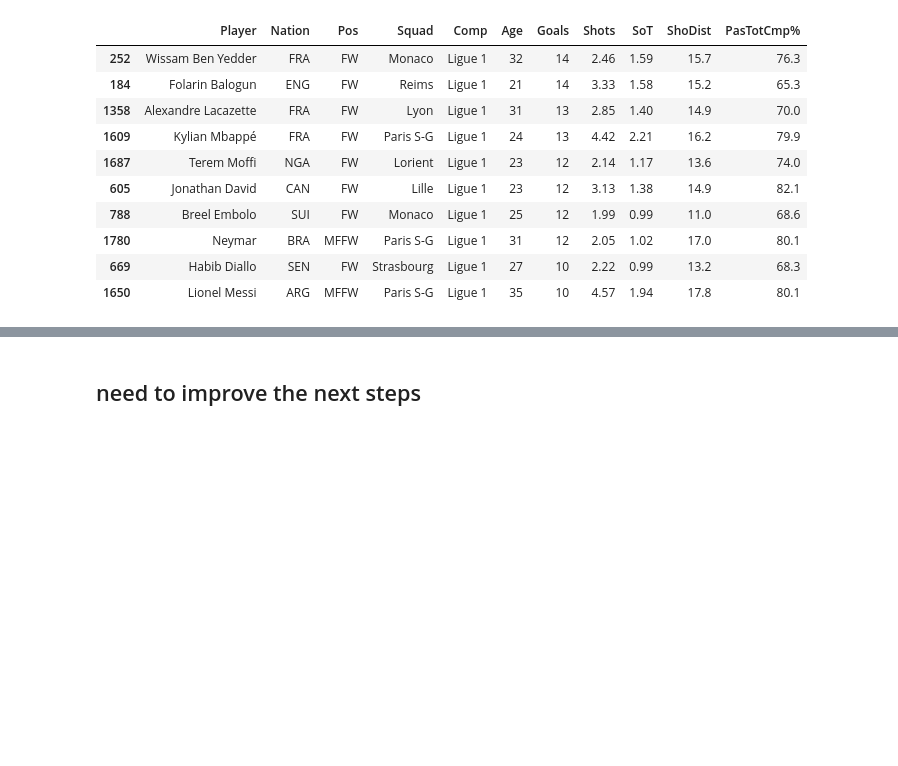
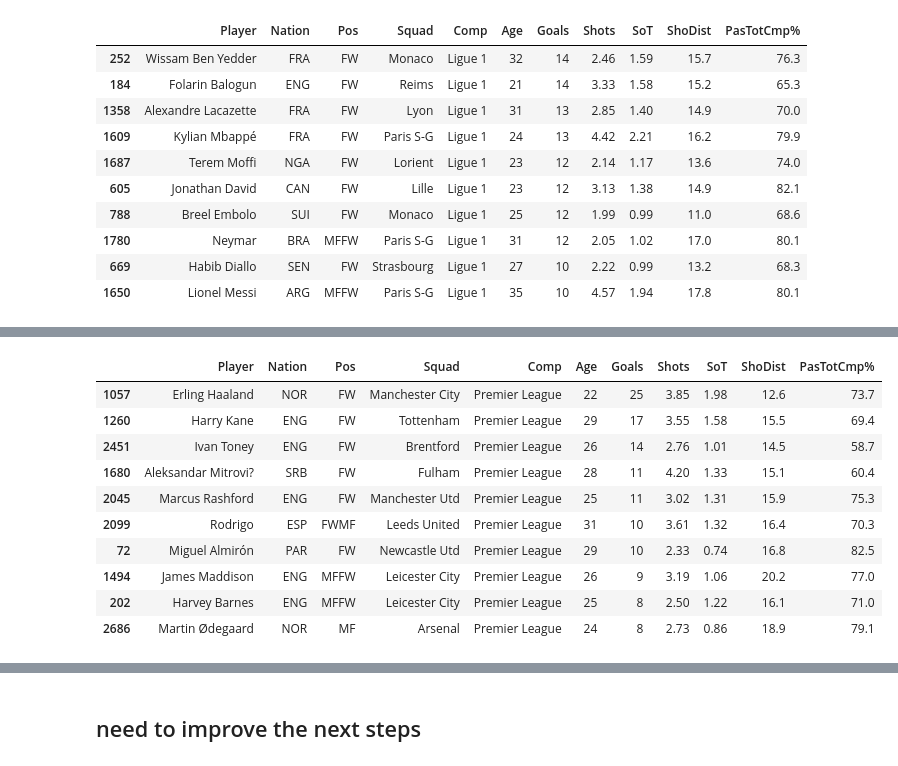
Before and after one commit to tiagoru/Football_Player_Stats, a Jupyter notebook: footbal_analysis.ipynb, the cells around one changed output, grey strips where cells are left out. Cells and saved outputs as stored; diff of their text form; code cells hidden in the pictures; blank space fills up the shorter version.

```diff
--- a/footbal_analysis.ipynb
+++ b/footbal_analysis.ipynb
@@ -107,0 +133,15 @@ Text(0, 0.5, 'total numbers per nation')
+# %%
+top_scores_PL = PL.sort_values(by = 'Goals', ascending=False)[['Player','Nation','Pos','Squad','Comp','Age','Goals','Shots','SoT','ShoDist','PasTotCmp%']]
+top_scores_PL.head(10)
+# %% [output]
+|  | Player | Nation | Pos | Squad | Comp | Age | Goals | Shots | SoT | ShoDist | PasTotCmp% |
+| 1057 | Erling Haaland | NOR | FW | Manchester City | Premier League | 22 | 25 | 3.85 | 1.98 | 12.6 | 73.7 |
+| 1260 | Harry Kane | ENG | FW | Tottenham | Premier League | 29 | 17 | 3.55 | 1.58 | 15.5 | 69.4 |
+| 2451 | Ivan Toney | ENG | FW | Brentford | Premier League | 26 | 14 | 2.76 | 1.01 | 14.5 | 58.7 |
+| 1680 | Aleksandar Mitrovi? | SRB | FW | Fulham | Premier League | 28 | 11 | 4.20 | 1.33 | 15.1 | 60.4 |
+| 2045 | Marcus Rashford | ENG | FW | Manchester Utd | Premier League | 25 | 11 | 3.02 | 1.31 | 15.9 | 75.3 |
+| 2099 | Rodrigo | ESP | FWMF | Leeds United | Premier League | 31 | 10 | 3.61 | 1.32 | 16.4 | 70.3 |
+| 72 | Miguel Almirón | PAR | FW | Newcastle Utd | Premier League | 29 | 10 | 2.33 | 0.74 | 16.8 | 82.5 |
+| 1494 | James Maddison | ENG | MFFW | Leicester City | Premier League | 26 | 9 | 3.19 | 1.06 | 20.2 | 77.0 |
+| 202 | Harvey Barnes | ENG | MFFW | Leicester City | Premier League | 25 | 8 | 2.50 | 1.22 | 16.1 | 71.0 |
+| 2686 | Martin Ødegaard | NOR | MF | Arsenal | Premier League | 24 | 8 | 2.73 | 0.86 | 18.9 | 79.1 |
```
Also changed, not shown: parts of 8 cells of this notebook.
